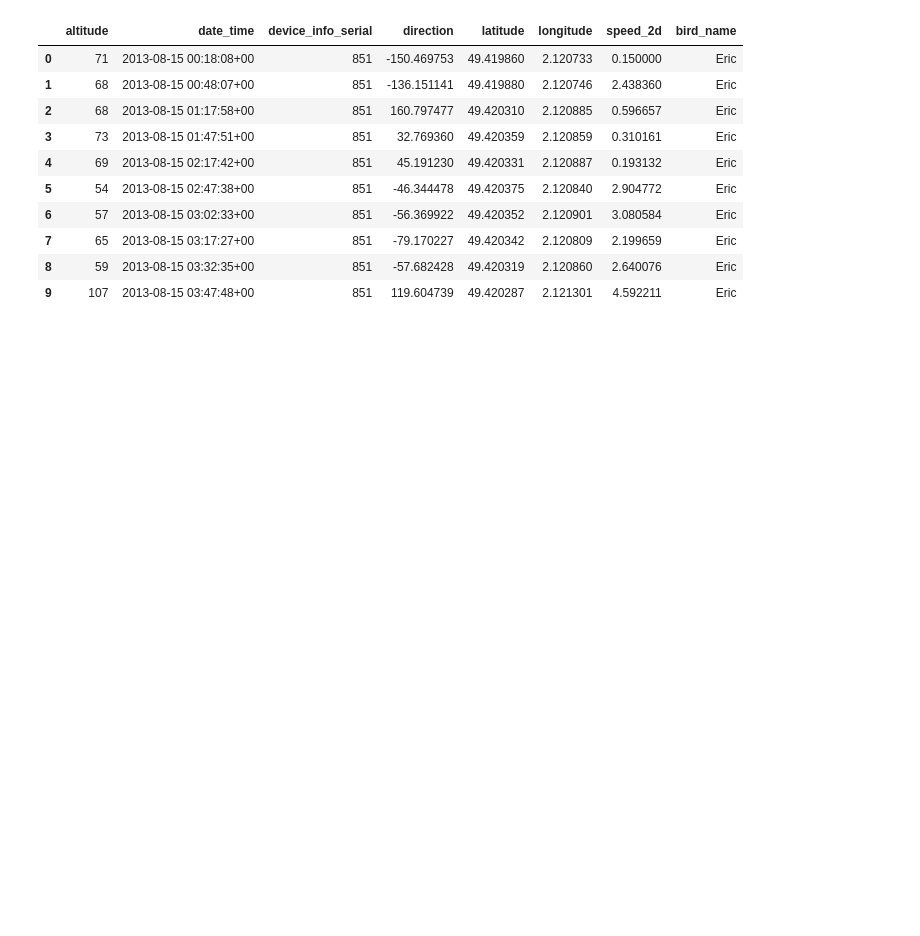
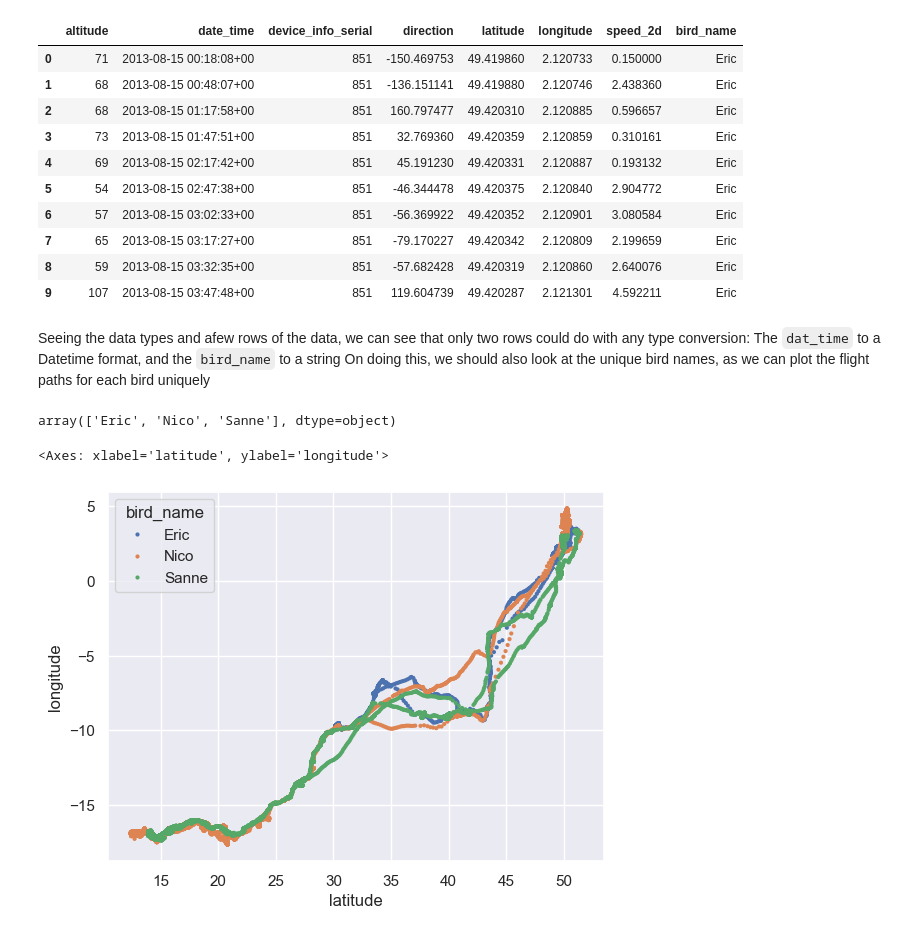
Before and after one commit to MattMacCollum/Bird-Migration, a Jupyter notebook: migration_notebook.ipynb, the cells around one changed output. Saved outputs shown, nothing was run; the diff lists cells and outputs as text; code cells hidden in the pictures; blank space fills up the shorter version.

Commit message:
Some pre-processing and initial plotting

```diff
--- a/migration_notebook.ipynb
+++ b/migration_notebook.ipynb
@@ -48,3 +62,18 @@ dat.head(10)
 | 7 | 65 | 2013-08-15 03:17:27+00 | 851 | -79.170227 | 49.420342 | 2.120809 | 2.199659 | Eric |
 | 8 | 59 | 2013-08-15 03:32:35+00 | 851 | -57.682428 | 49.420319 | 2.120860 | 2.640076 | Eric |
 | 9 | 107 | 2013-08-15 03:47:48+00 | 851 | 119.604739 | 49.420287 | 2.121301 | 4.592211 | Eric |
+# %% [markdown]
+Seeing the data types and afew rows of the data, we can see that only two rows could do with any type conversion: The `dat_time` to a Datetime format, and the `bird_name` to a string
+On doing this, we should also look at the unique bird names, as we can plot the flight paths for each bird uniquely
+# %%
+dat['date_time'] = pd.to_datetime(dat['date_time'])
+dat['bird_name'] = dat['bird_name'].astype(str)
+
+dat['bird_name'].unique()
+# %% [output]
+array(['Eric', 'Nico', 'Sanne'], dtype=object)
+# %%
+sns.scatterplot(data=dat, x='latitude', y='longitude', hue='bird_name', edgecolor='none', marker='.')
+# %% [output]
+<Axes: xlabel='latitude', ylabel='longitude'>
+[figure, added]
```
Also changed, not shown: parts of 4 cells of this notebook.
